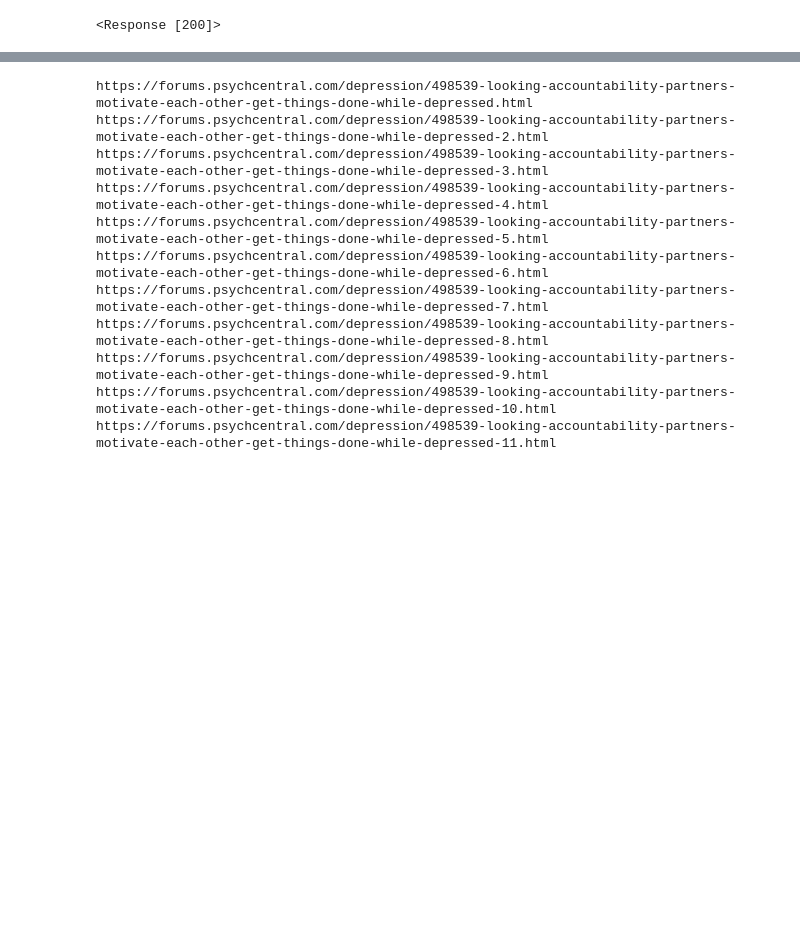
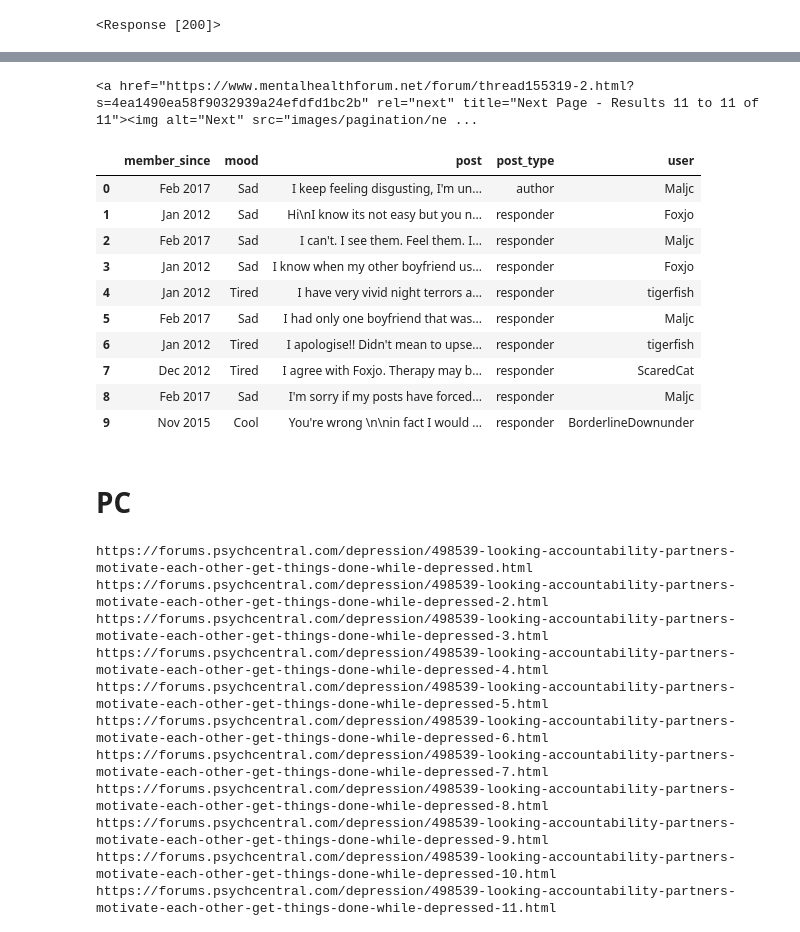
Before and after one commit to millertracy/g-project, a Jupyter notebook: Testing.ipynb, the cells around one changed output, grey strips where cells are left out. Saved outputs shown, nothing was run; the diff lists cells and outputs as text; code cells hidden in the pictures; blank space fills up the shorter version.

Commit message:
updated testing jpy notebook with parse_function for new mh forum

```diff
--- a/Testing.ipynb
+++ b/Testing.ipynb
@@ -14,10 +14,8 @@ import string
 # %%
 #grab response
-response = requests.get("https://forums.psychcentral.com/depression")
+response = requests.get("https://www.mentalhealthforum.net/forum/thread155319.html")
 response
 # %% [output]
 <Response [200]>
-# %%
-response = requests.get("https://forums.psychcentral.com/anxiety-panic-phobias/")
 # %%
 soup = BeautifulSoup(response.text, "html.parser")
@@ -34,0 +31,5 @@ len(tr)
+# %%
+#check and grab reference to next page
+soup.find("a", rel="next")
+# %% [output]
+<a href="https://www.mentalhealthforum.net/forum/thread155319-2.html?s=4ea1490ea58f9032939a24efdfd1bc2b" rel="next" title="Next Page - Results 11 to 11 of 11"><img alt="Next" src="images/pagination/ne ...
@@ -35,3 +86,21 @@ len(tr)
+# %%
+df = parse_page(soup)
+# %%
+df
+# %% [output]
+|  | member_since | mood | post | post_type | user |
+| 0 | Feb 2017 | Sad | I keep feeling disgusting, I'm un... | author | Maljc |
+| 1 | Jan 2012 | Sad | Hi\nI know its not easy but you n... | responder | Foxjo |
+| 2 | Feb 2017 | Sad | I can't. I see them. Feel them. I... | responder | Maljc |
+| 3 | Jan 2012 | Sad | I know when my other boyfriend us... | responder | Foxjo |
+| 4 | Jan 2012 | Tired | I have very vivid night terrors a... | responder | tigerfish |
+| 5 | Feb 2017 | Sad | I had only one boyfriend that was... | responder | Maljc |
+| 6 | Jan 2012 | Tired | I apologise!! Didn't mean to upse... | responder | tigerfish |
+| 7 | Dec 2012 | Tired | I agree with Foxjo. Therapy may b... | responder | ScaredCat |
+| 8 | Feb 2017 | Sad | I'm sorry if my posts have forced... | responder | Maljc |
+| 9 | Nov 2015 | Cool | You're wrong \n\nin fact I would ... | responder | BorderlineDownunder |
+# %% [markdown]
+# PC
 # %%
 def parse_forum(html):
     # get request for forum
```
Also changed, not shown: parts of 8 cells of this notebook.
